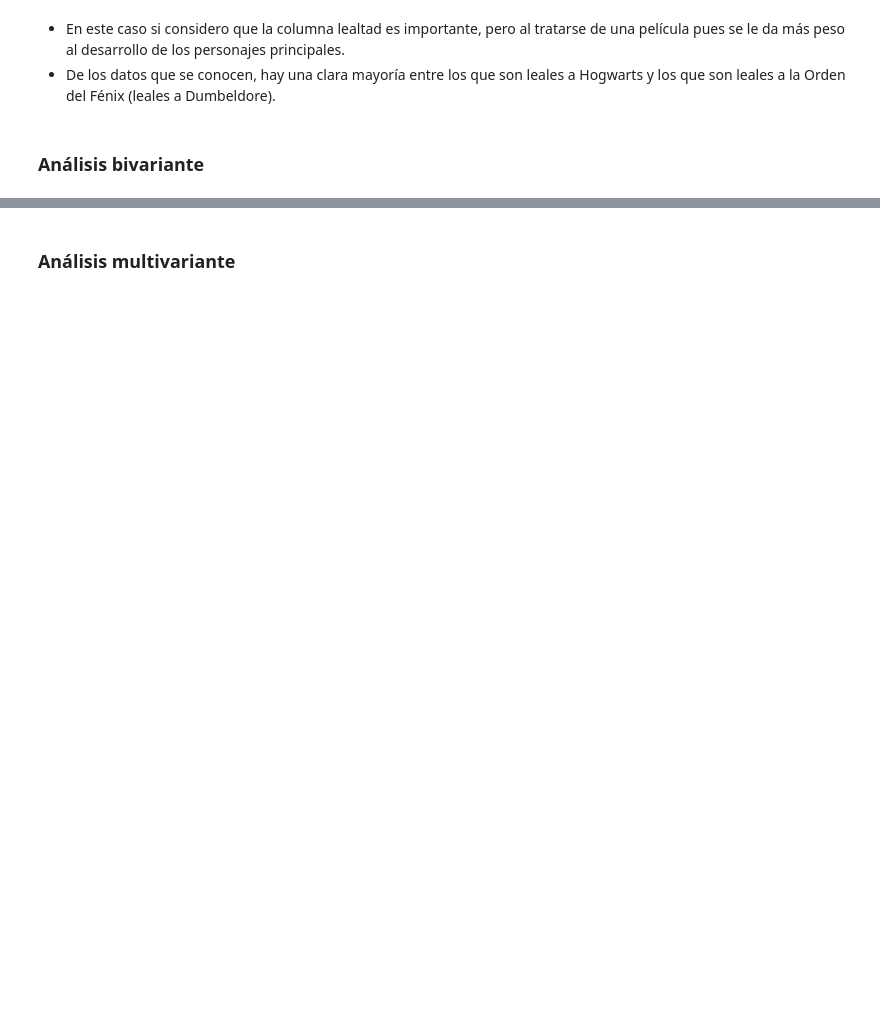
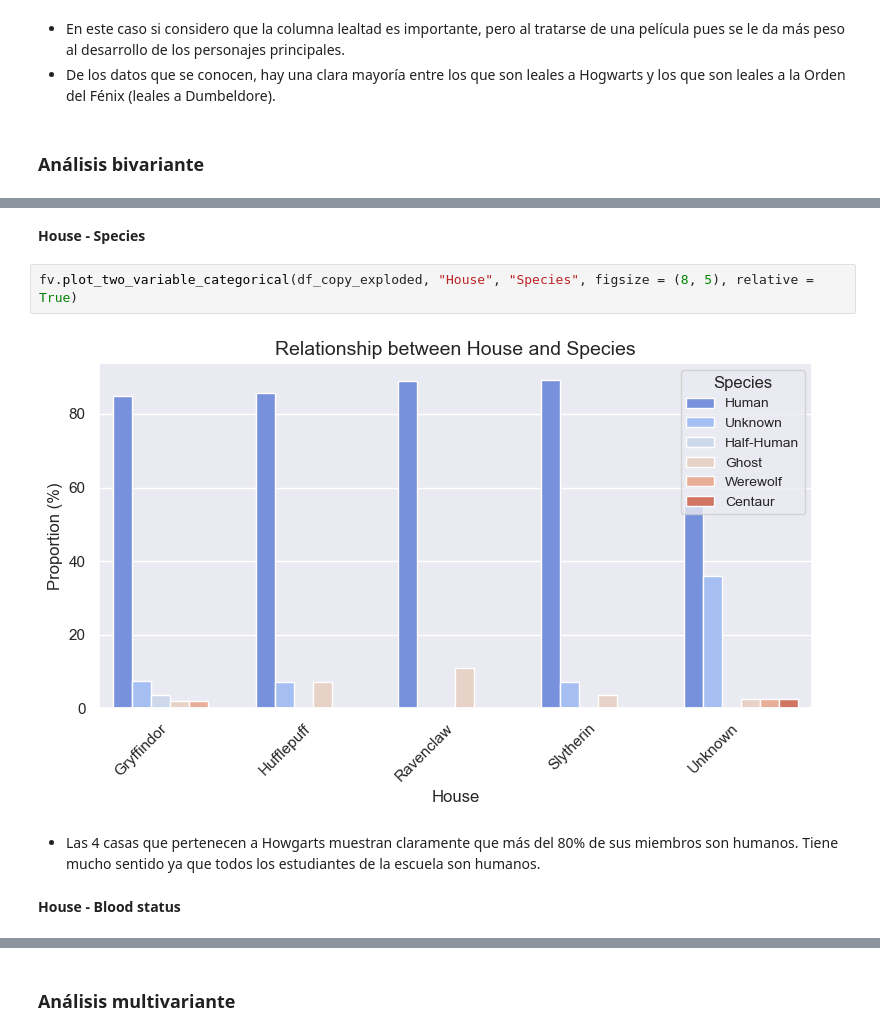
Before and after one commit to CanaryBrianArmas/EDA_Entrega, a Jupyter notebook: Main_Harry_Potter.ipynb, the cells around one changed output, grey strips where cells are left out. Cells and saved outputs as stored; diff of their text form; blank space fills up the shorter version.

```diff
--- a/Main_Harry_Potter.ipynb
+++ b/Main_Harry_Potter.ipynb
@@ -702,0 +756,10 @@ fv.plot_one_variable_categorical(df_copy_exploded, "Loyalty", figsize = (8, 5),
+# %% [markdown]
+**House - Species**
+# %%
+fv.plot_two_variable_categorical(df_copy_exploded, "House", "Species", figsize = (8, 5), relative = True)
+# %% [output]
+[figure, added]
+# %% [markdown]
++ Las 4 casas que pertenecen a Howgarts muestran claramente que más del 80% de sus miembros son humanos. Tiene mucho sentido ya que todos los estudiantes de la escuela son humanos.
+# %% [markdown]
+**House - Blood status**
```
Also changed, not shown: parts of 87 cells of this notebook, 2 other files.
